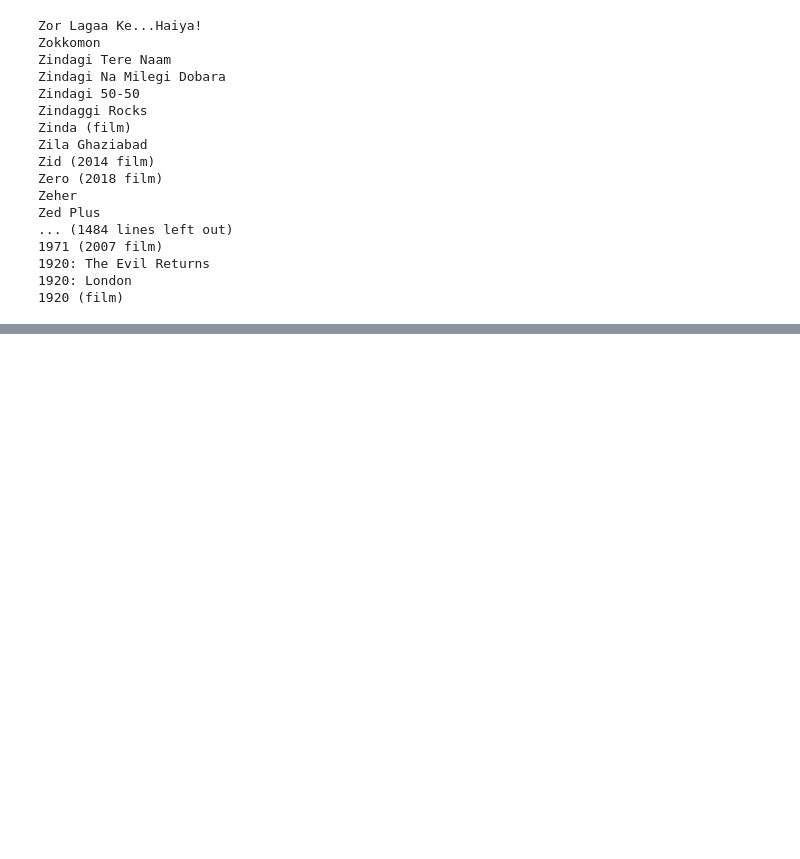
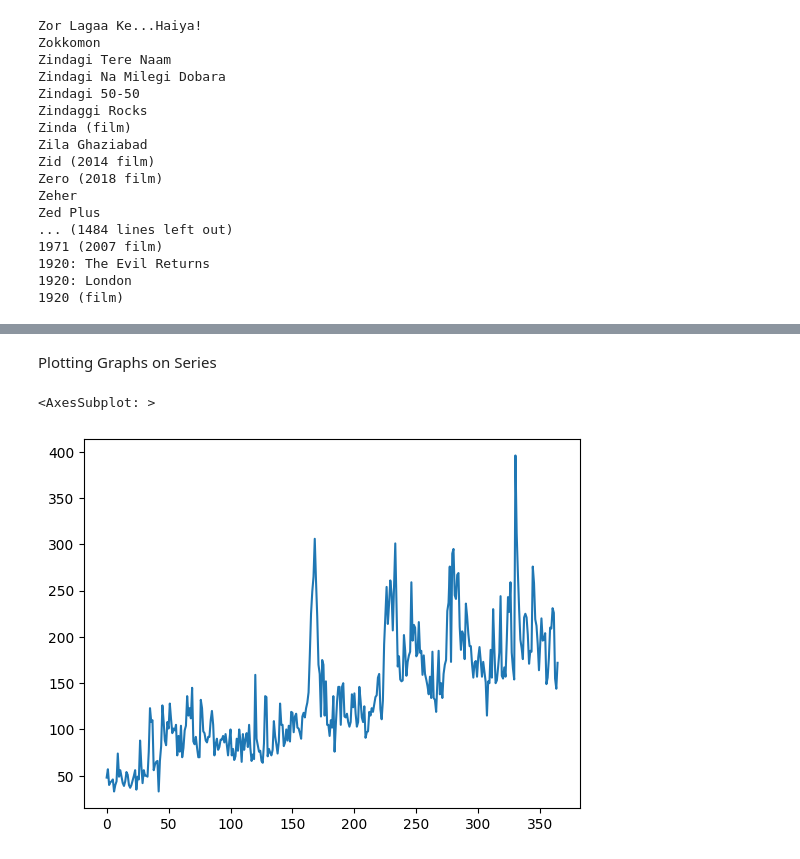
Before and after one commit to ShashiDivs/CampusX, a Jupyter notebook: pandasSeries.ipynb, the cells around one changed output, grey strips where cells are left out. Drawn from its saved outputs; the diff is of its cells as text; code cells hidden in the pictures; blank space fills up the shorter version.

```diff
--- a/pandasSeries.ipynb
+++ b/pandasSeries.ipynb
@@ -636,0 +701,7 @@ Zed Plus
+# %% [markdown]
+Plotting Graphs on Series
+# %%
+subs.plot()
+# %% [output]
+<AxesSubplot: >
+[figure, added]
```
Also changed, not shown: parts of 20 cells of this notebook, 5 other files.
